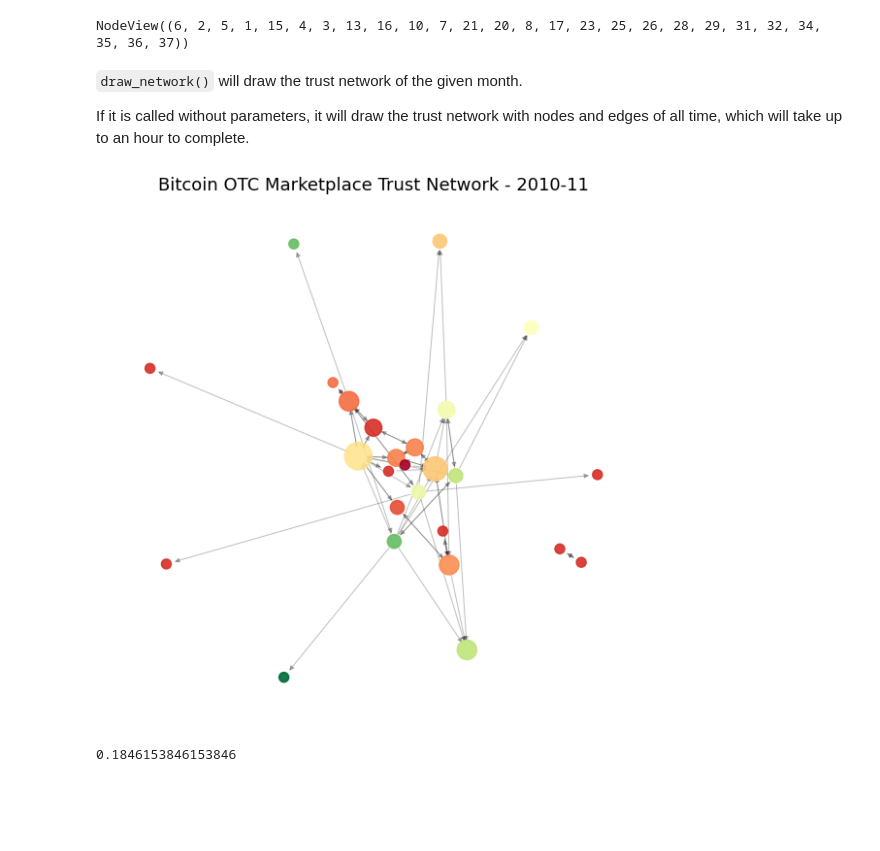
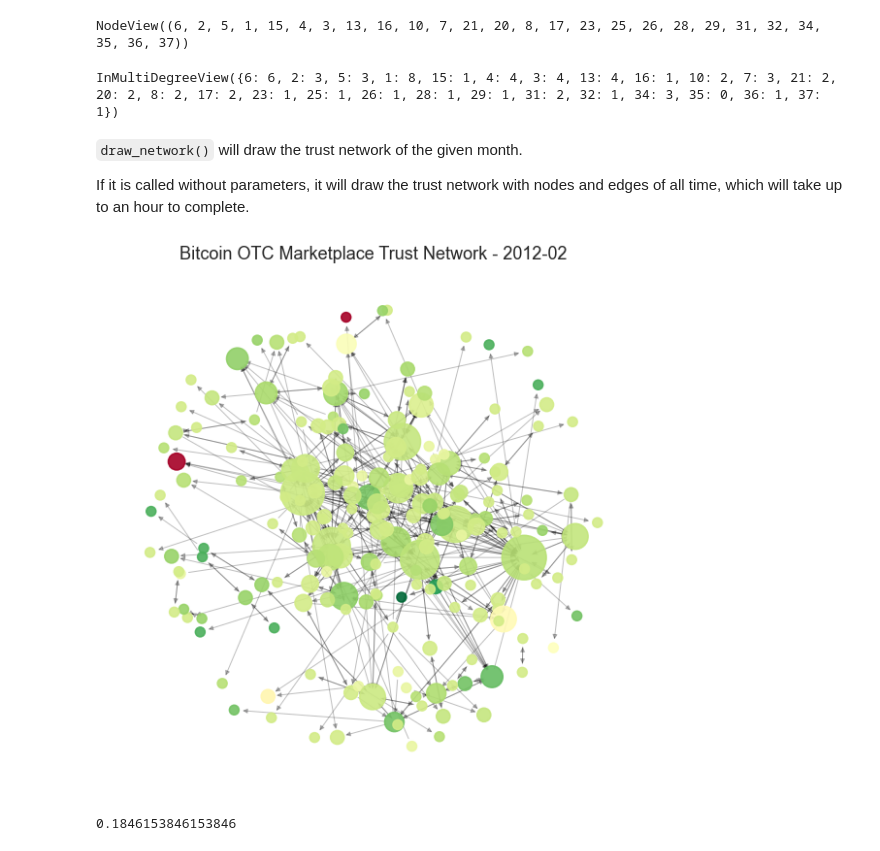
Before and after one commit to ivanmak/dmsn-2021-pg13, a Jupyter notebook: temporal_graph.ipynb, the cells around one changed output. Cells and saved outputs as stored; diff of their text form; code cells hidden in the pictures; blank space fills up the shorter version.

````diff
--- a/temporal_graph.ipynb
+++ b/temporal_graph.ipynb
@@ -56,14 +56,18 @@ G = temporal_graph.get_DiGraph('2010-11')
 G.nodes
 # %% [output]
 NodeView((6, 2, 5, 1, 15, 4, 3, 13, 16, 10, 7, 21, 20, 8, 17, 23, 25, 26, 28, 29, 31, 32, 34, 35, 36, 37))
+# %%
+temporal_graph.get_DiGraph('2010-11').in_degree()
+# %% [output]
+InMultiDegreeView({6: 6, 2: 3, 5: 3, 1: 8, 15: 1, 4: 4, 3: 4, 13: 4, 16: 1, 10: 2, 7: 3, 21: 2, 20: 2, 8: 2, 17: 2, 23: 1, 25: 1, 26: 1, 28: 1, 29: 1, 31: 2, 32: 1, 34: 3, 35: 0, 36: 1, 37: 1})
 # %% [markdown]
 ```draw_network()``` will draw the trust network of the given month.
 
 If it is called without parameters, it will draw the trust network with nodes and edges of all time, which will take up to an hour to complete.
 # %%
-temporal_graph.draw_network('2010-11')
+temporal_graph.draw_network('2012-02')
 # %% [output]
-[figure, old version]
+[figure, new version]
 # %%
 df_degree = pd.DataFrame(nx.algorithms.degree_centrality(G).items(), columns=['Node','Degree']).set_index(['Node'])
 # %%
````
Also changed, not shown: parts of 17 cells of this notebook, 3 other files.
